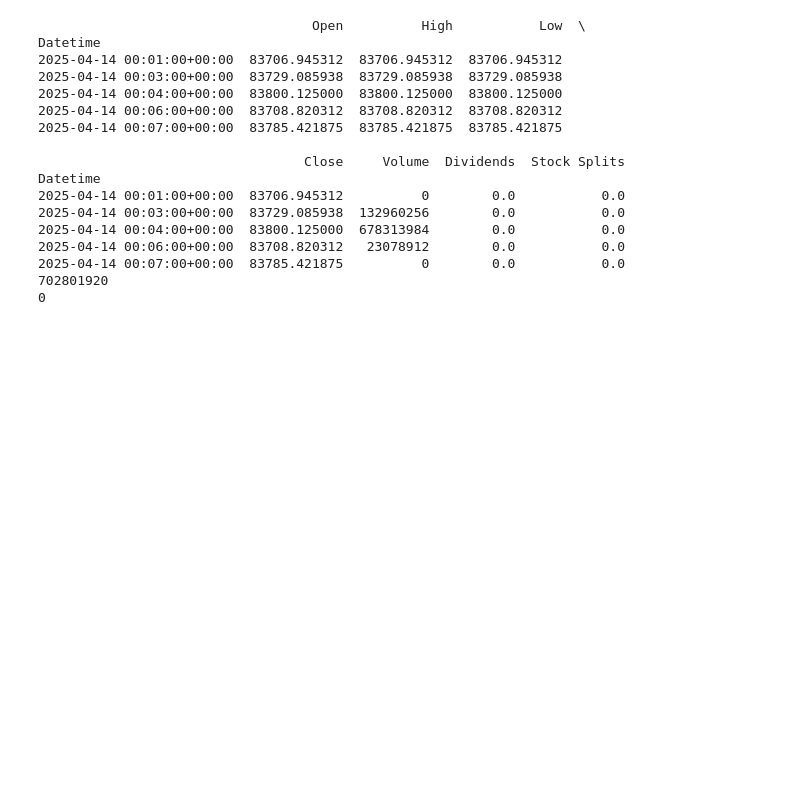
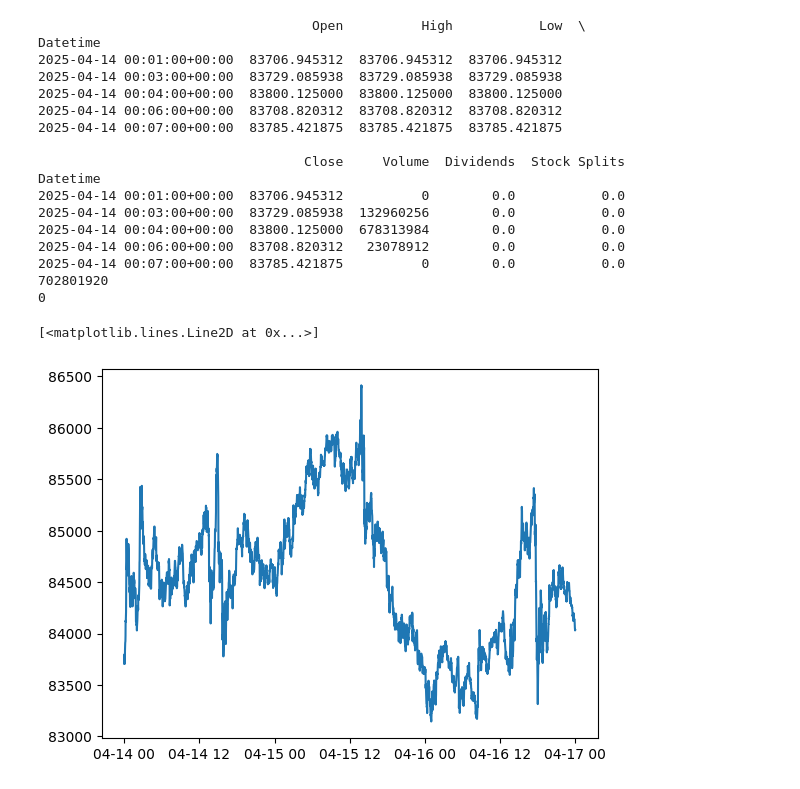
Before and after one commit to Nairlav/Finance, a Jupyter notebook: Projects/LSTM_Strategy.ipynb, the cells around one changed output. Cells and saved outputs as stored; diff of their text form; code cells hidden in the pictures; blank space fills up the shorter version.

```diff
--- a/Projects/LSTM_Strategy.ipynb
+++ b/Projects/LSTM_Strategy.ipynb
@@ -70,4 +72,8 @@ Datetime
 702801920
 0
 # %%
-#data.vbt.ohlcv.plot(plot_type="candlestick",show_volume=True)
+data.vbt.ohlcv.plot(plot_type="candlestick",show_volume=True)
+plt.plot(data.index,data["Close"])
+# %% [output]
+[<matplotlib.lines.Line2D at 0x...>]
+[figure, added]
```
Also changed, not shown: parts of 4 cells of this notebook.
